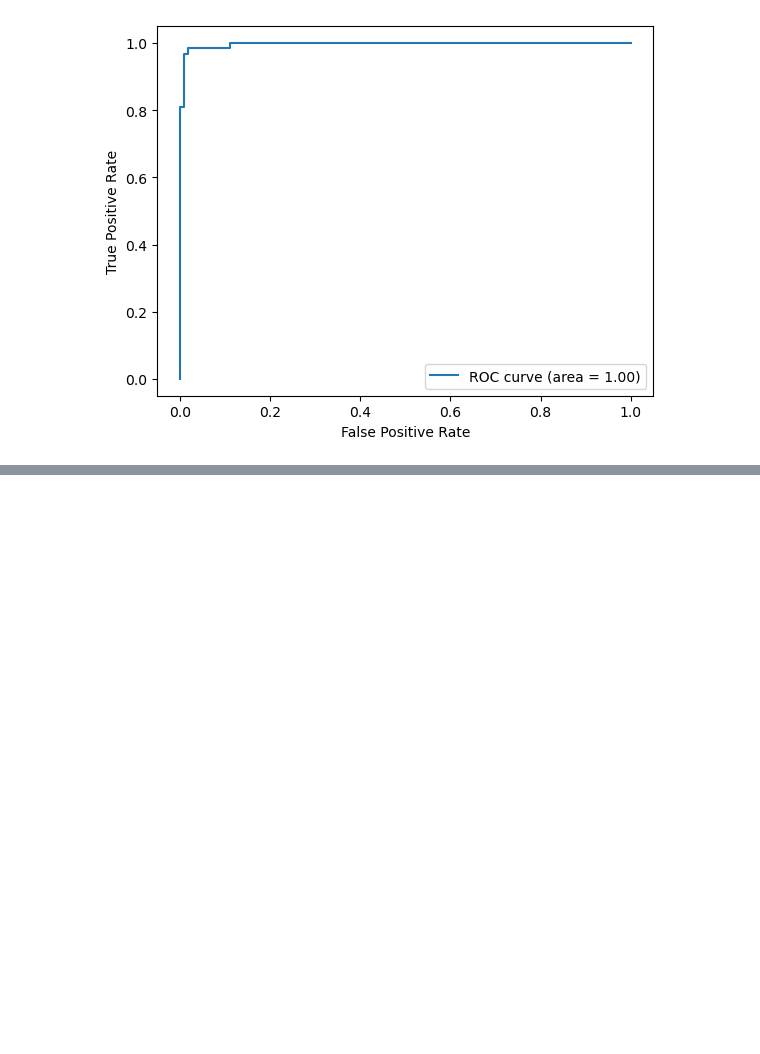
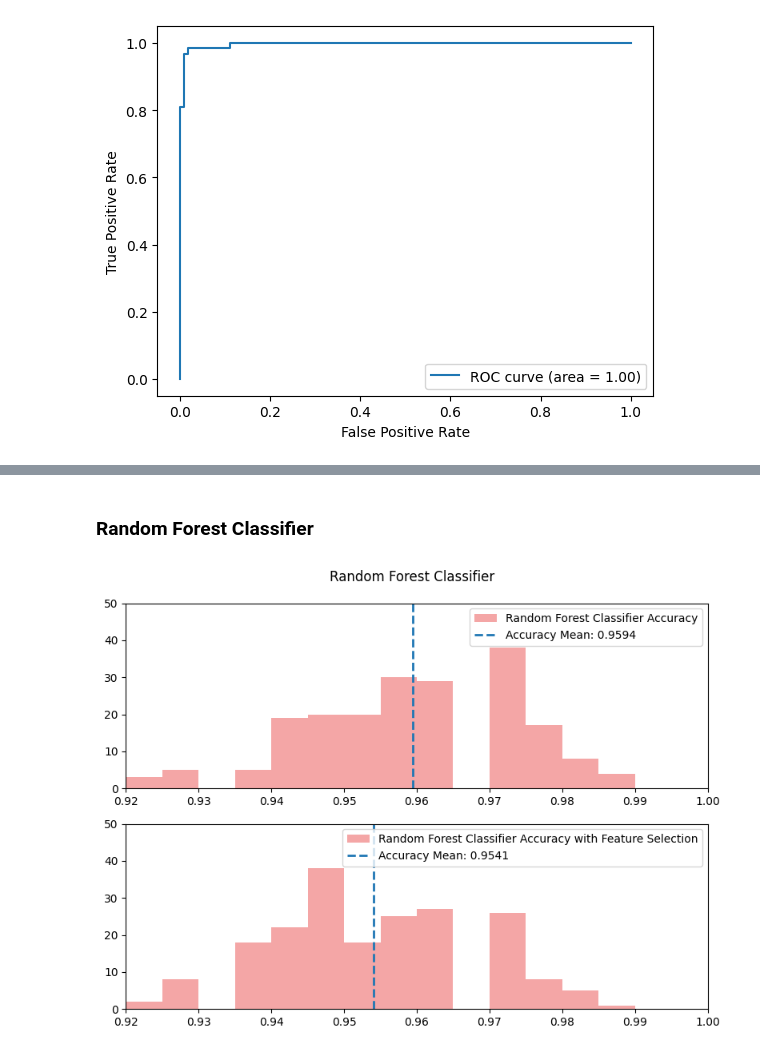
Before and after one commit to kross80300/Data_Analytics_Fall2025_TermProject, a Jupyter notebook: term_project.ipynb, the cells around one changed output, grey strips where cells are left out. Cells and saved outputs as stored; diff of their text form; code cells hidden in the pictures; blank space fills up the shorter version.

```diff
--- a/term_project.ipynb
+++ b/term_project.ipynb
@@ -538,0 +544,38 @@ weighted avg       0.97      0.96      0.97       171
+# %% [markdown]
+### Random Forest Classifier
+# %%
+randfor_acc = np.zeros(num_iter)
+randfor_acc_fs = np.zeros(num_iter)
+
+for i in range(num_iter):
+    state = i
+
+    # Without feature selection
+    y_test_rf, y_pred_rf, y_prob_rf = rand_forest(X, y, state)
+    randfor_acc[i] = accuracy_score(y_test_rf, y_pred_rf)
+
+    # With feature selection
+    y_test_rf_fs, y_pred_rf_fs, y_prob_rf_fs = rand_forest(X_fs, y, state)
+    randfor_acc_fs[i] = accuracy_score(y_test_rf_fs, y_pred_rf_fs)
+
+fig, axes = plt.subplots(nrows=2, ncols=1, figsize=(8, 6))
+axes = axes.flatten()
+
+
+axes[0].hist(randfor_acc, bins=custom_bins, color='lightcoral', alpha=0.7, label="Random Forest Classifier Accuracy")
+axes[0].axvline(np.mean(randfor_acc), linestyle='dashed', linewidth=2, label=f'Accuracy Mean: {np.mean(randfor_acc):.4f}')
+axes[0].legend()
+axes[0].set_xlim(0.92,1.0)
+axes[0].set_ylim(0,50)
+
+axes[1].hist(randfor_acc_fs, bins=custom_bins, color='lightcoral', alpha=0.7, label="Random Forest Classifier Accuracy with Feature Selection")
+axes[1].axvline(np.mean(randfor_acc_fs), linestyle='dashed', linewidth=2, label=f'Accuracy Mean: {np.mean(randfor_acc_fs):.4f}')
+axes[1].legend()
+axes[1].set_xlim(0.92,1.0)
+axes[1].set_ylim(0,50)
+
+plt.suptitle("Random Forest Classifier")
+plt.tight_layout()
+plt.show()
+# %% [output]
+[figure, added]
```
Also changed, not shown: parts of 12 cells of this notebook.
